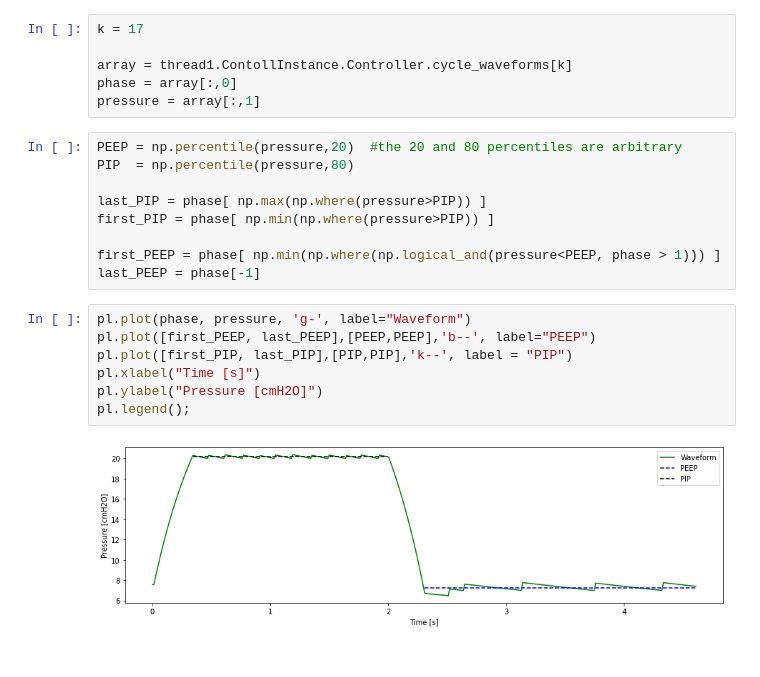
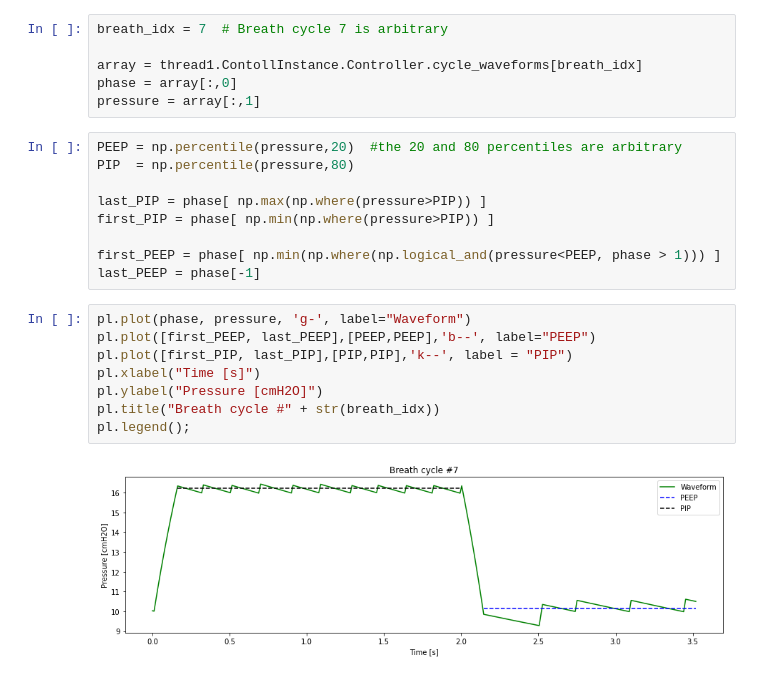
Before and after one commit to CohenLabPrinceton/pvp, a Jupyter notebook: sandbox/testPIDControllerClass.ipynb, the cells around one changed output. Saved outputs shown, nothing was run; the diff lists cells and outputs as text.

```diff
--- a/sandbox/testPIDControllerClass.ipynb
+++ b/sandbox/testPIDControllerClass.ipynb
@@ -159,9 +159,9 @@ pl.ylabel("Pressure [cmH2O]");
 # %% [markdown]
 # And this is how PEEP/PIP etc. are heuristically measured from the waveform
 # %%
-k = 17
+breath_idx = 7  # Breath cycle 7 is arbitrary
 
-array = thread1.ContollInstance.Controller.cycle_waveforms[k]
+array = thread1.ContollInstance.Controller.cycle_waveforms[breath_idx]
 phase = array[:,0]
 pressure = array[:,1]
 # %%
@@ -176,9 +176,10 @@ last_PEEP = phase[-1]
 # %%
 pl.plot(phase, pressure, 'g-', label="Waveform")
 pl.plot([first_PEEP, last_PEEP],[PEEP,PEEP],'b--', label="PEEP")
 pl.plot([first_PIP, last_PIP],[PIP,PIP],'k--', label = "PIP")
 pl.xlabel("Time [s]")
 pl.ylabel("Pressure [cmH2O]")
+pl.title("Breath cycle #" + str(breath_idx))
 pl.legend();
 # %% [output]
-[figure, old version]
+[figure, new version]
```
Also changed, not shown: parts of 3 cells of this notebook.
